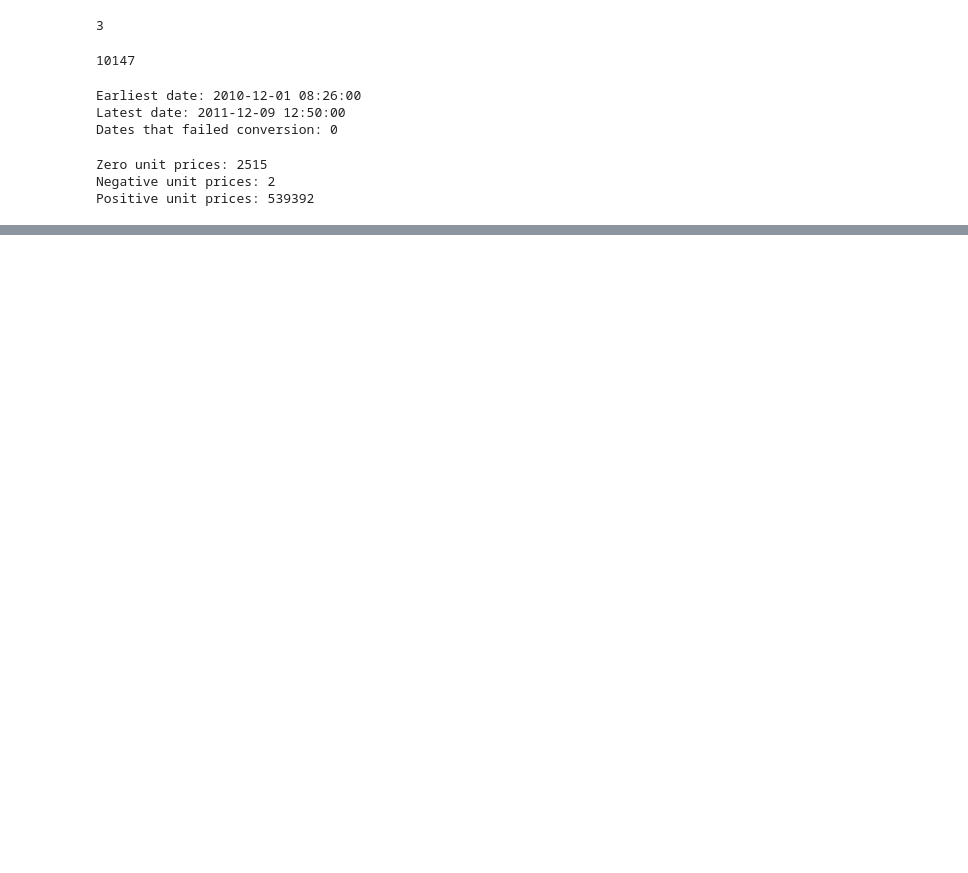
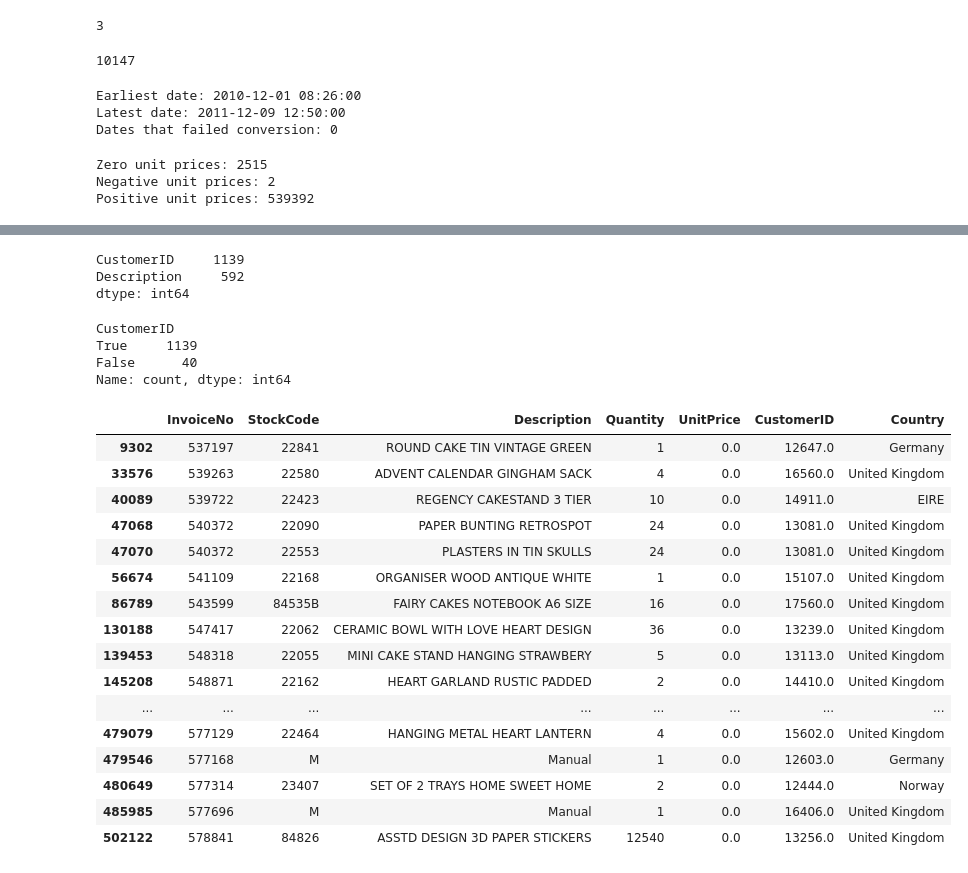
Before and after one commit to Advait795/Data_Eng_Prac_Projects, a Jupyter notebook: supplier-sales-data-platform/notebooks/01_source_assessment.ipynb, the cells around one changed output, grey strips where cells are left out. Drawn from its saved outputs; the diff is of its cells as text; code cells hidden in the pictures; blank space fills up the shorter version.

```diff
--- a/supplier-sales-data-platform/notebooks/01_source_assessment.ipynb
+++ b/supplier-sales-data-platform/notebooks/01_source_assessment.ipynb
@@ -445,0 +539,4 @@ Positive unit prices: 539392
+# %%
+df["customer_id_missing"] = df["CustomerID"].isna()
+
+df["customer_id_missing"].sum()
@@ -445,0 +557,4 @@ Positive unit prices: 539392
+# %%
+df["Description_missing"] = df["Description"].isna()
+
+df["Description_missing"].sum()
@@ -445,0 +636,7 @@ Positive unit prices: 539392
+# %%
+Zero_price_records = df.loc[
+    df["UnitPrice"] == 0,
+
+]
+
+Zero_price_records["Description"].value_counts(dropna=False).head(20)
@@ -445,0 +673,8 @@ Positive unit prices: 539392
+# %%
+zero_price_positive_qty = Zero_price_records.loc[
+    Zero_price_records["Quantity"] > 0
+]
+
+zero_price_positive_qty["Description"].value_counts(
+    dropna=False
+).head(20)
@@ -445,0 +730,53 @@ Positive unit prices: 539392
+# %%
+zero_price_positive_qty[
+    [
+        "CustomerID","Description"
+    ]
+].isna().sum()
+# %% [output]
+CustomerID     1139
+Description     592
+dtype: int64
+# %%
+zero_price_positive_qty["CustomerID"].isna().value_counts()
+# %% [output]
+CustomerID
+True     1139
+False      40
+Name: count, dtype: int64
+# %%
+zero_price_with_customer = zero_price_positive_qty.loc[
+    zero_price_positive_qty["CustomerID"].notna()
+]
+
+display(
+    zero_price_with_customer[
+        [
+            "InvoiceNo",
+            "StockCode",
+            "Description",
+            "Quantity",
+            "UnitPrice",
+            "CustomerID",
+            "Country"
+        ]
+    ]
+)
+# %% [output]
+|  | InvoiceNo | StockCode | Description | Quantity | UnitPrice | CustomerID | Country |
+| 9302 | 537197 | 22841 | ROUND CAKE TIN VINTAGE GREEN | 1 | 0.0 | 12647.0 | Germany |
+| 33576 | 539263 | 22580 | ADVENT CALENDAR GINGHAM SACK | 4 | 0.0 | 16560.0 | United Kingdom |
+| 40089 | 539722 | 22423 | REGENCY CAKESTAND 3 TIER | 10 | 0.0 | 14911.0 | EIRE |
+| 47068 | 540372 | 22090 | PAPER BUNTING RETROSPOT | 24 | 0.0 | 13081.0 | United Kingdom |
+| 47070 | 540372 | 22553 | PLASTERS IN TIN SKULLS | 24 | 0.0 | 13081.0 | United Kingdom |
+| 56674 | 541109 | 22168 | ORGANISER WOOD ANTIQUE WHITE | 1 | 0.0 | 15107.0 | United Kingdom |
+| 86789 | 543599 | 84535B | FAIRY CAKES NOTEBOOK A6 SIZE | 16 | 0.0 | 17560.0 | United Kingdom |
+| 130188 | 547417 | 22062 | CERAMIC BOWL WITH LOVE HEART DESIGN | 36 | 0.0 | 13239.0 | United Kingdom |
+| 139453 | 548318 | 22055 | MINI CAKE STAND HANGING STRAWBERY | 5 | 0.0 | 13113.0 | United Kingdom |
+| 145208 | 548871 | 22162 | HEART GARLAND RUSTIC PADDED | 2 | 0.0 | 14410.0 | United Kingdom |
+| ... | ... | ... | ... | ... | ... | ... | ... |
+| 479079 | 577129 | 22464 | HANGING METAL HEART LANTERN | 4 | 0.0 | 15602.0 | United Kingdom |
+| 479546 | 577168 | M | Manual | 1 | 0.0 | 12603.0 | Germany |
+| 480649 | 577314 | 23407 | SET OF 2 TRAYS HOME SWEET HOME | 2 | 0.0 | 12444.0 | Norway |
+| 485985 | 577696 | M | Manual | 1 | 0.0 | 16406.0 | United Kingdom |
+| 502122 | 578841 | 84826 | ASSTD DESIGN 3D PAPER STICKERS | 12540 | 0.0 | 13256.0 | United Kingdom |
```
Also changed, not shown: parts of 31 cells of this notebook, 4 other files.
